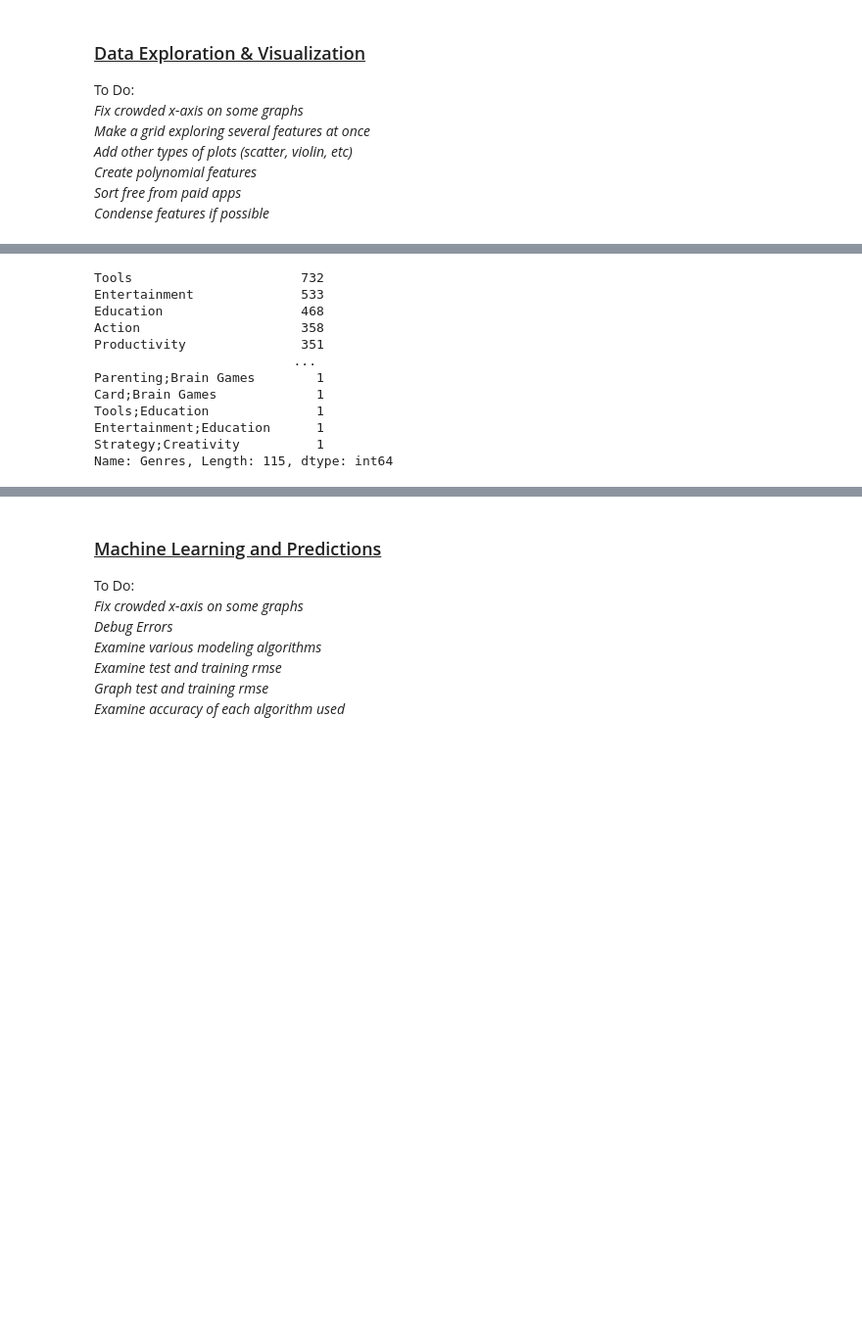
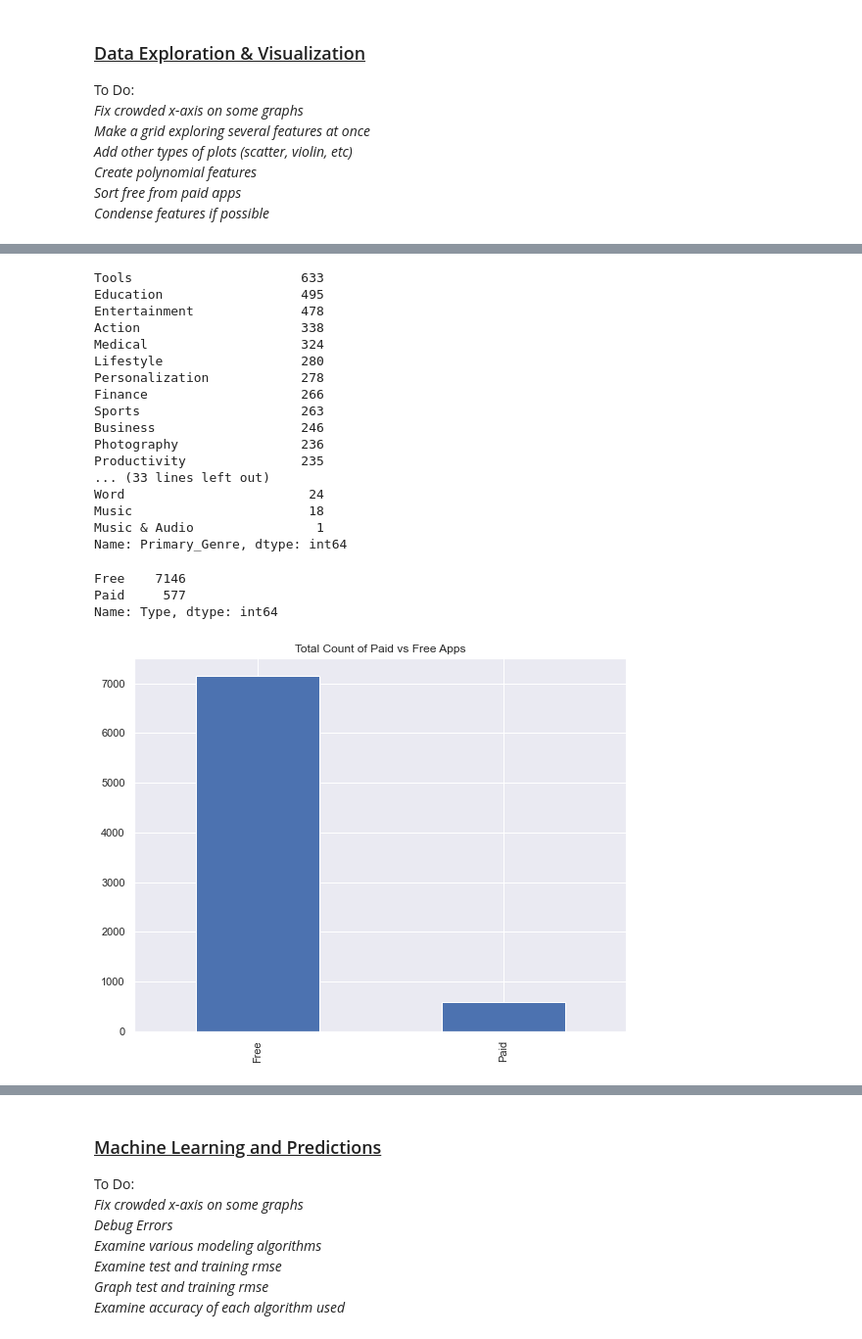
Before and after one commit to bryanaguiar/Data-Science-Group-Project, a Jupyter notebook: Playstore_Analysis_Data_Clean_Up.ipynb, the cells around one changed output, grey strips where cells are left out. Shown: that part at 98% size. Saved outputs shown, nothing was run; the diff lists cells and outputs as text; code cells hidden in the pictures; blank space fills up the shorter version.

```diff
--- a/Playstore_Analysis_Data_Clean_Up.ipynb
+++ b/Playstore_Analysis_Data_Clean_Up.ipynb
@@ -282,16 +288,33 @@ Name: Genres, dtype: int64
 # %%
-# Shows the count of total apps with the given genre
-print(df['Genres'].value_counts())
+# Shows the count of total apps with the given genre and plot
+print(df['Primary_Genre'].value_counts())
 # %% [output]
-Tools                      732
-Entertainment              533
-Education                  468
-Action                     358
-Productivity               351
-                          ...
-Parenting;Brain Games        1
-Card;Brain Games             1
-Tools;Education              1
-Entertainment;Education      1
-Strategy;Creativity          1
-Name: Genres, Length: 115, dtype: int64
+Tools                      633
+Education                  495
+Entertainment              478
+Action                     338
+Medical                    324
+Lifestyle                  280
+Personalization            278
+Finance                    266
+Sports                     263
+Business                   246
+Photography                236
+Productivity               235
+... (33 lines left out)
+Word                        24
+Music                       18
+Music & Audio                1
+Name: Primary_Genre, dtype: int64
+# %%
+# Shows the count of total paid vs free apps and plot
+
+print(df['Type'].value_counts())
+
+df['Type'].value_counts().plot.bar()
+plt.title('Total Count of Paid vs Free Apps');
+# %% [output]
+Free    7146
+Paid     577
+Name: Type, dtype: int64
+[figure, added]
```
Also changed, not shown: parts of 18 cells of this notebook.
